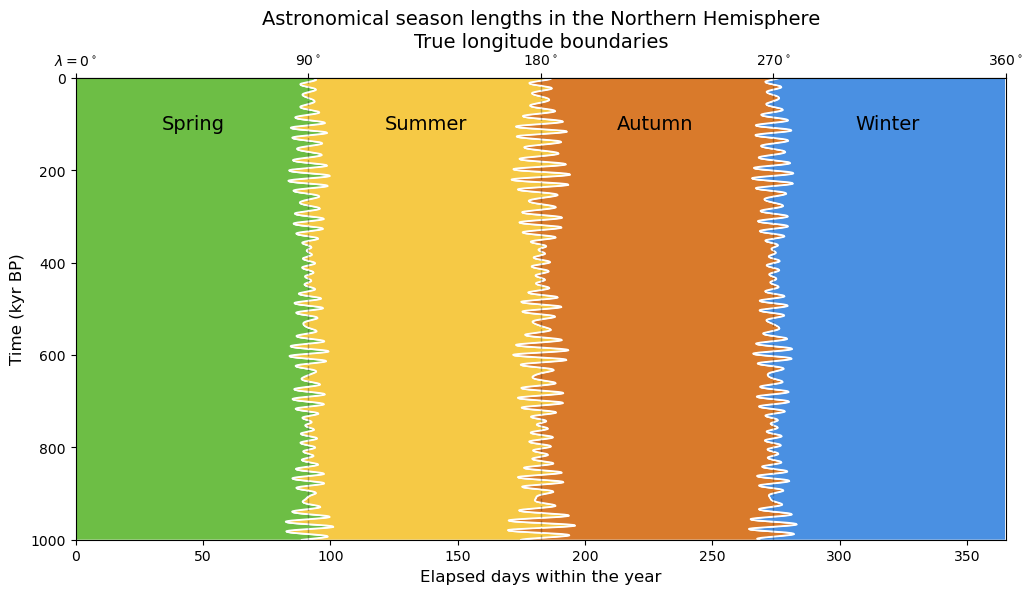
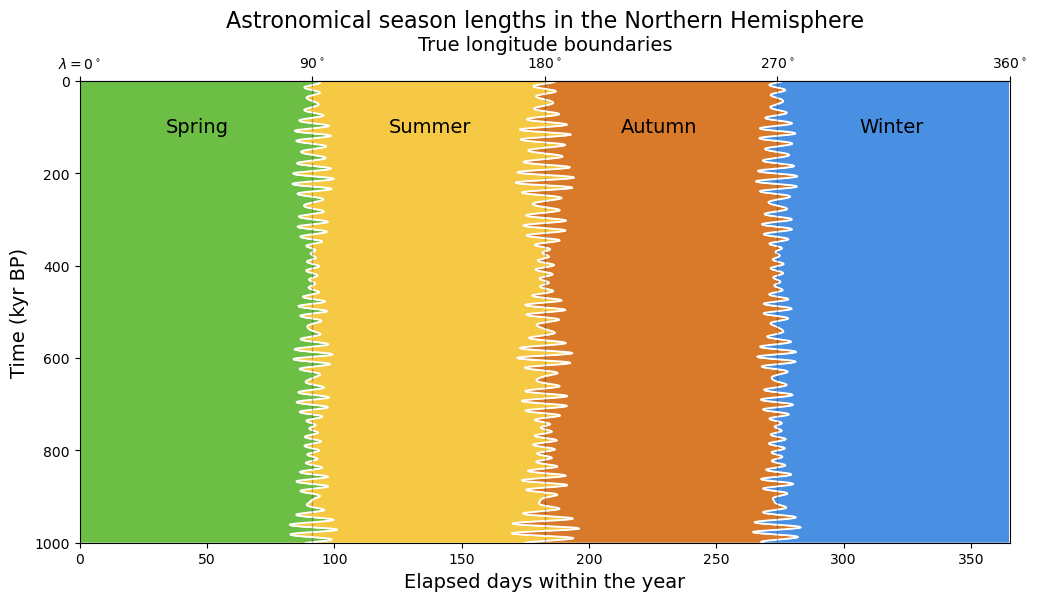
The notebook cell's code change between the first figure and the second:
--- before
+++ after
@@ -127,5 +127,5 @@
 ax.set_xlabel("Elapsed days within the year")
 ax.set_ylabel("Time (kyr BP)")
-ax.set_title("Astronomical season lengths in the Northern Hemisphere", fontsize=14)
+ax.set_title("Astronomical season lengths in the Northern Hemisphere", fontsize=16)
 
 #ax.legend(loc="upper right", frameon=True)
@@ -141,6 +141,6 @@
 
 ax.grid(False)
-ax.xaxis.label.set_size(12)
-ax.yaxis.label.set_size(12)
+ax.xaxis.label.set_size(14)
+ax.yaxis.label.set_size(14)
 
 plt.savefig('season_length.png', dpi=140)

Commit: v6.30